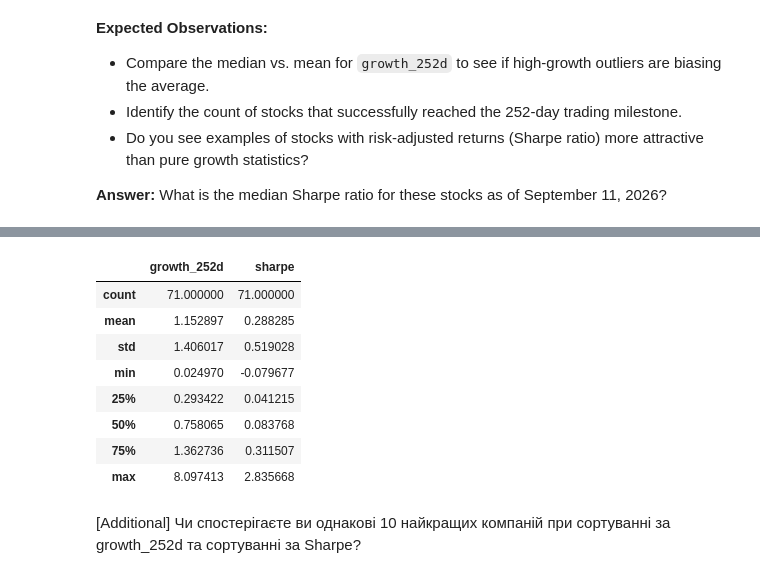
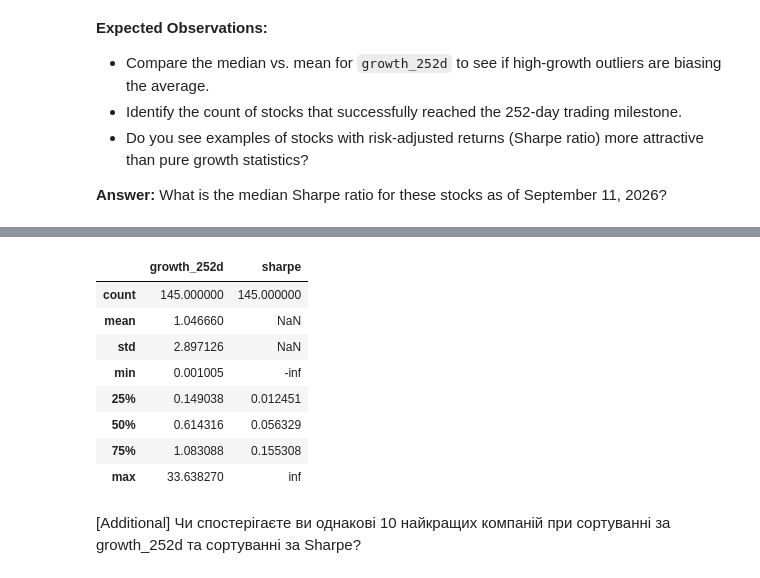
Before and after one commit to Jaguar838/stock-markets-analytics-zoomcamp, a Jupyter notebook: cohorts/2026/hw2.ipynb, the cells around one changed output, grey strips where cells are left out. Drawn from its saved outputs; the diff is of its cells as text; code cells hidden in the pictures.

```diff
--- a/cohorts/2026/hw2.ipynb
+++ b/cohorts/2026/hw2.ipynb
@@ -76,6 +76,7 @@ def clean_numeric_column(series):
     return pd.to_numeric(
         series.astype(str)
               .str.replace('$', '', regex=False)
+              .str.replace('%', '', regex=False)
               .str.strip()
               .replace(['-', ''], np.nan),
         errors='coerce'
@@ -411,11 +452,11 @@ memory usage: 12.3+ KB
 cutoff_date = pd.Timestamp("2025-09-01")
 
 # Фільтруємо IPO до 1 september 2025 року
-filtered_df = df_2024_ipos[df_2025_ipos['ipo_date'] < cutoff_date]
-df_Sep_ipos = clean_and_convert_column(filtered_df, 'ipo_price')
+filtered_df = df_2025_ipos[df_2025_ipos['offer_date'] < cutoff_date]
+filtered_df.loc[:, 'return'] = clean_numeric_column(filtered_df['return'])
 
-# Фільтруємо тільки ті рядки, де ipo_price не є NaN
-filtered_with_price = df_Sep_ipos[df_Sep_ipos['ipo_price'].notna()]
+# Фільтруємо тільки ті рядки, де "return" не є NaN
+filtered_with_price = filtered_df[filtered_df['return'].notna()]
 
 # Отримуємо список тікерів
 tickers = filtered_with_price['symbol'].tolist()
@@ -470,7 +941,7 @@ for i, ticker in enumerate(tickers):
         historyPrices['high_minus_low_relative'] = (historyPrices['High'] - historyPrices['Low']) / historyPrices['Close']
 
         historyPrices['volatility'] = historyPrices['Close'].rolling(30).std() * np.sqrt(252)
-        historyPrices['sharpe'] = (historyPrices['growth_252d'] - 0.045) / historyPrices['volatility']
+        historyPrices['sharpe'] = (historyPrices['growth_252d'] - 0.05) / historyPrices['volatility']
 
         # Додаємо в загальний DataFrame
         stocks_df = pd.concat([stocks_df, historyPrices], ignore_index=True)
@@ -518,18 +1050,18 @@ stocks_df[['Ticker','Date', 'Close','volatility','sharpe', 'growth_252d']].head(
 253 rows × 6 columns
 # %%
-filtered_day_df = stocks_df[stocks_df['Date'] == pd.to_datetime('2025-06-06').date()]
+filtered_day_df = stocks_df[stocks_df['Date'] == pd.to_datetime('2026-09-11').date()]
 stats = filtered_day_df[['growth_252d', 'sharpe']].describe()
 stats
 # %% [output]
 |  | growth_252d | sharpe |
-| count | 71.000000 | 71.000000 |
-| mean | 1.152897 | 0.288285 |
-| std | 1.406017 | 0.519028 |
-| min | 0.024970 | -0.079677 |
-| 25% | 0.293422 | 0.041215 |
-| 50% | 0.758065 | 0.083768 |
-| 75% | 1.362736 | 0.311507 |
-| max | 8.097413 | 2.835668 |
+| count | 145.000000 | 145.000000 |
+| mean | 1.046660 | NaN |
+| std | 2.897126 | NaN |
+| min | 0.001005 | -inf |
+| 25% | 0.149038 | 0.012451 |
+| 50% | 0.614316 | 0.056329 |
+| 75% | 1.083088 | 0.155308 |
+| max | 33.638270 | inf |
 # %% [markdown]
 [Additional] Чи спостерігаєте ви однакові 10 найкращих компаній при сортуванні за growth_252d та сортуванні за Sharpe?
 # %%
```
Also changed, not shown: parts of 23 cells of this notebook.
